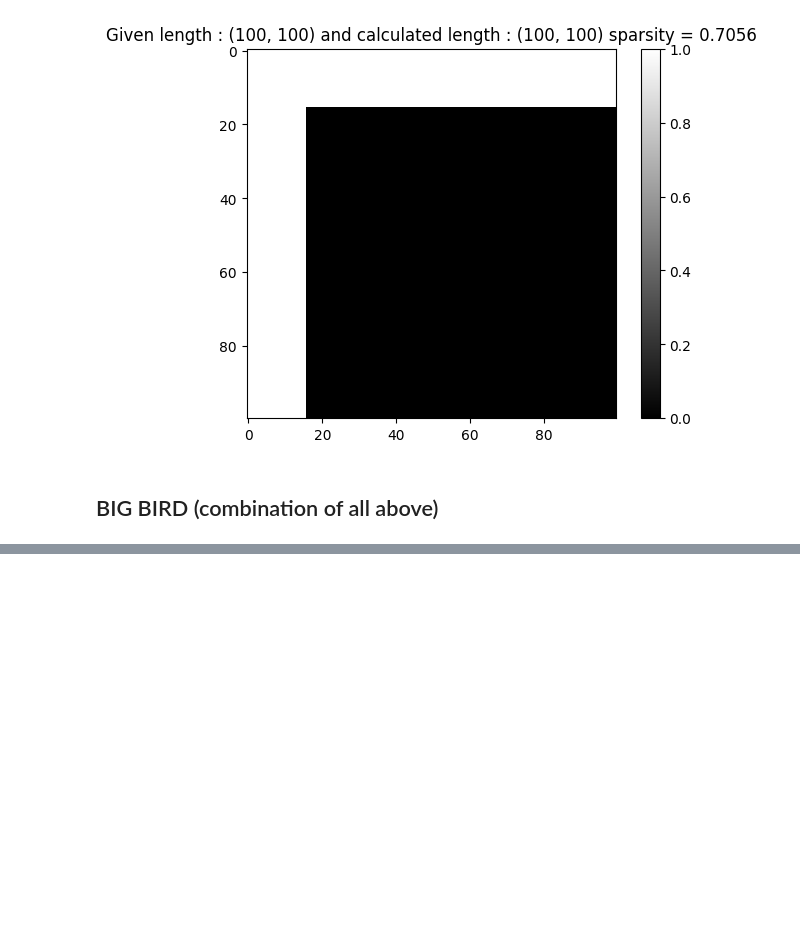
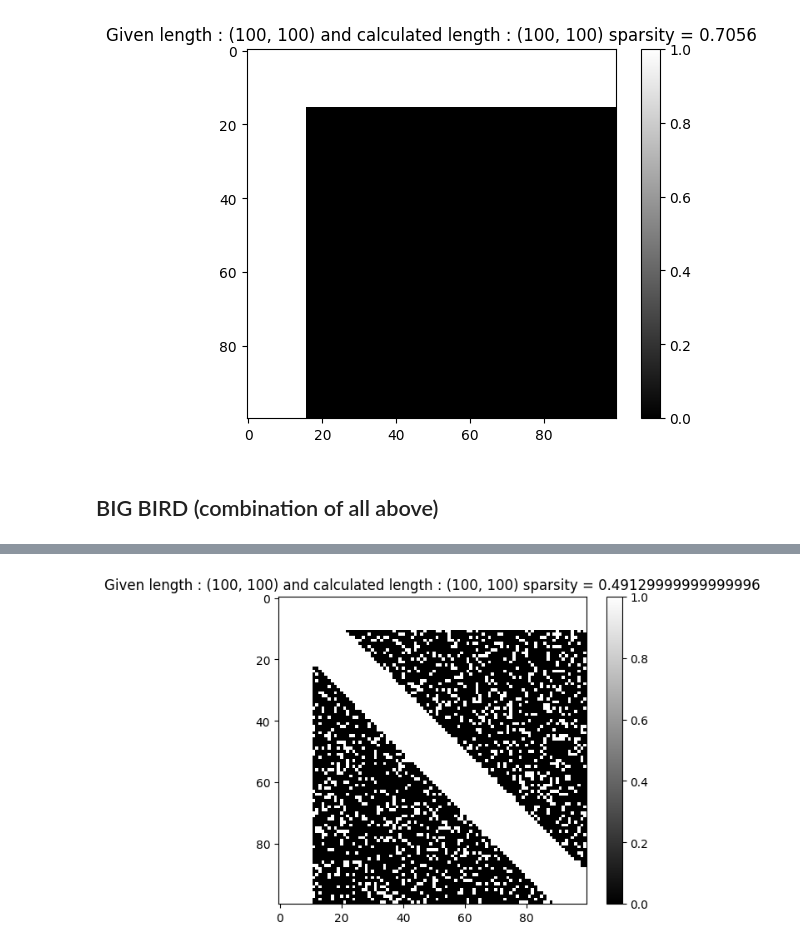
Before and after one commit to shanedonnelly/artificial_big_bird_matrix_generator, a Jupyter notebook: big_bird.ipynb, the cells around one changed output, grey strips where cells are left out. Saved outputs shown, nothing was run; the diff lists cells and outputs as text; code cells hidden in the pictures; blank space fills up the shorter version.

```diff
--- a/big_bird.ipynb
+++ b/big_bird.ipynb
@@ -306,7 +301,7 @@ test_global_width_from_sparsity()
 # %%
-def add_global_attention_mask_with_sparsity(matrix, length, sparsity):
+def get_global_attention_mask_with_sparsity( length, sparsity):
     # conditions : 0 <= sparsity <= 1
     gw = best_global_width_from_sparsity(length, sparsity)
-    return add_global_attention_mask(matrix=matrix, length=length, global_width=gw)
+    return get_global_attention_mask( length=length, global_width=gw)
 # %%
 def generate_matrix_with_global_attention_mask_with_sparsity(length, sparsity):
@@ -334,0 +349,25 @@ def add_big_bird_mask(matrix, length, nz_per_row, diagonal_width, global_width):
+# %%
+def get_big_bird_mask_with_sparsity( length, random_sparsity, window_sparsity, global_sparsity):
+    am = get_random_attention_mask_with_sparsity( length= length, sparsity=random_sparsity)
+    wm = get_window_attention_mask_with_sparsity( length= length,sparsity=window_sparsity )
+    gm = get_global_attention_mask_with_sparsity(length=length, sparsity=global_sparsity)
+    total_mask = am | wm | gm
+    return total_mask
+# %%
+def generate_big_bird_with_sparsity(length, random_sparsity, window_sparsity, global_sparsity):
+    matrix = np.zeros((length, length))
+    mask = get_big_bird_mask_with_sparsity(length, random_sparsity, window_sparsity, global_sparsity)
+    matrix[mask] = 1
+    return matrix
+# %%
+def test_generate_big_bird_with_sparsity():
+    length = 100
+    random_sparsity =  0.8
+    window_sparsity = 0.8
+    global_sparsity = 0.8
+    matrix = generate_big_bird_with_sparsity(length=length,random_sparsity=random_sparsity, window_sparsity=window_sparsity, global_sparsity=global_sparsity)
+    show_matrix_infos(matrix=matrix, length= length)
+
+test_generate_big_bird_with_sparsity()
+# %% [output]
+[figure, added]
```
Also changed, not shown: parts of 31 cells of this notebook, 8 other files.
